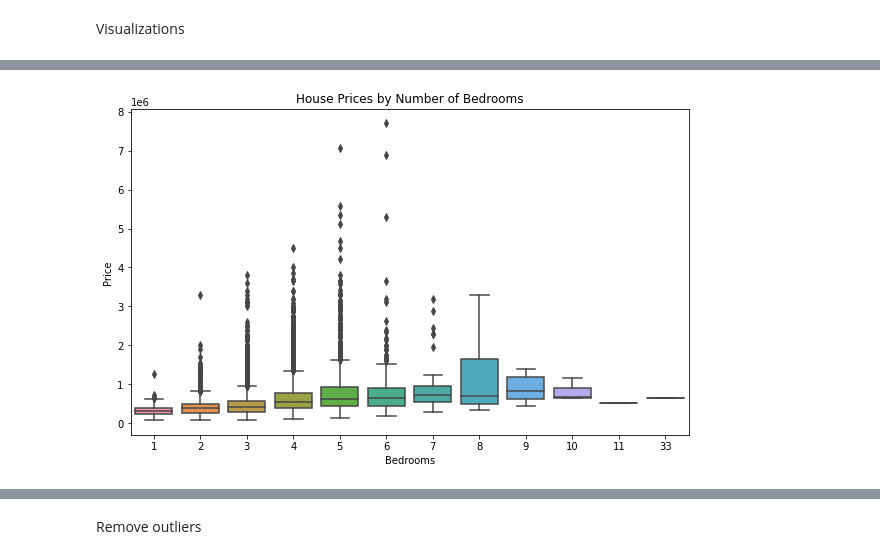
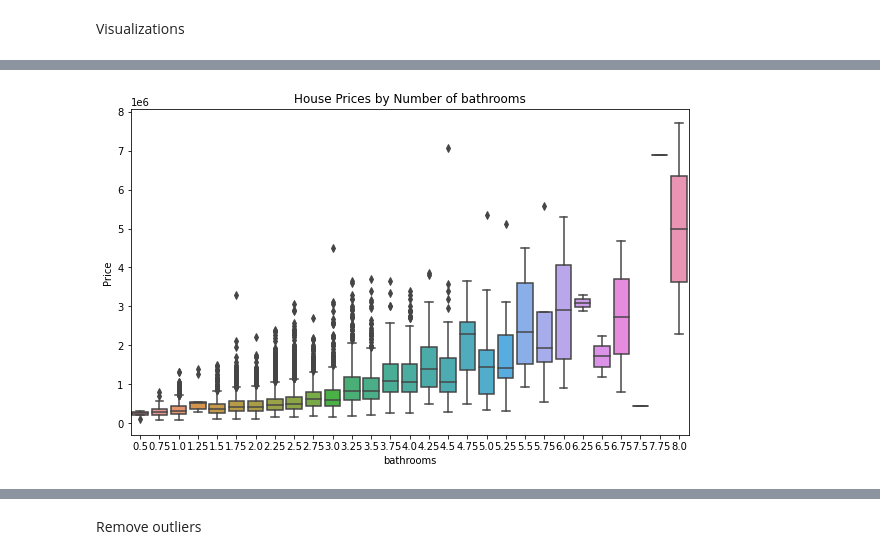
Before and after one commit to ANGI3MAINA/King-County-Housing-Analysis, a Jupyter notebook: index.ipynb, the cells around one changed output, grey strips where cells are left out. Saved outputs shown, nothing was run; the diff lists cells and outputs as text; code cells hidden in the pictures.

```diff
--- a/index.ipynb
+++ b/index.ipynb
@@ -110,7 +116,7 @@ King County dataset has:
 # %%
 # Columns to drop
 columns_to_drop = ['date', 'view', 'sqft_above', 'sqft_basement',
-                   'yr_renovated', 'zipcode', 'lat', 'long',
+                   'yr_renovated', 'lat', 'long',
                    'sqft_living15', 'sqft_lot15']
 
 # Drop the specified columns
@@ -222,0 +257,11 @@ SHAPE: (21594, 11)
+# %%
+# ensuring that 'zipcode' and 'waterfront' are categorical
+house_df_cleaned = house_df.copy()
+house_df_cleaned.loc[:, 'zipcode'] = house_df_cleaned['zipcode'].astype('category')
+house_df_cleaned.loc[:, 'waterfront'] = house_df_cleaned['waterfront'].astype('category')
+
+# Generate dummy variables for 'zipcode' and 'waterfront'
+house_df_dummies = pd.get_dummies(house_df_cleaned, columns=['zipcode', 'waterfront'], drop_first=True)
+
+# Display the first few rows of the transformed DataFrame
+house_df_dummies.head()
@@ -251,7 +329,7 @@ Name: price, dtype: float64
 # %%
-##SELECT relevant features with the highest correlations
+
 # Selected relevant features based on correlation and feature importance
-selected_features = ['price', 'sqft_living', 'grade', 'bathrooms', 'bedrooms', 'floors']
+selected_features = ['price', 'sqft_living', 'grade', 'bathrooms', 'zipcode', 'waterfront']
 # Select only the relevant columns
 house_df_relevant = house_df_cleaned[selected_features]
 # Display the first few rows to verify
@@ -285,10 +387,10 @@ for feature in selected_features:
 # %%
-# Box plot of prices by number of bedrooms
+# Box plot of prices by number of Bathrooms
 plt.figure(figsize=(10, 6))
-sns.boxplot(x='bedrooms', y='price', data=house_df_relevant)
-plt.title('House Prices by Number of Bedrooms')
-plt.xlabel('Bedrooms')
+sns.boxplot(x='bathrooms', y='price', data=house_df_relevant)
+plt.title('House Prices by Number of bathrooms')
+plt.xlabel('bathrooms')
 plt.ylabel('Price')
 plt.show()
 # %% [output]
-[figure, old version]
+[figure, new version]
```
Also changed, not shown: parts of 23 cells of this notebook.
